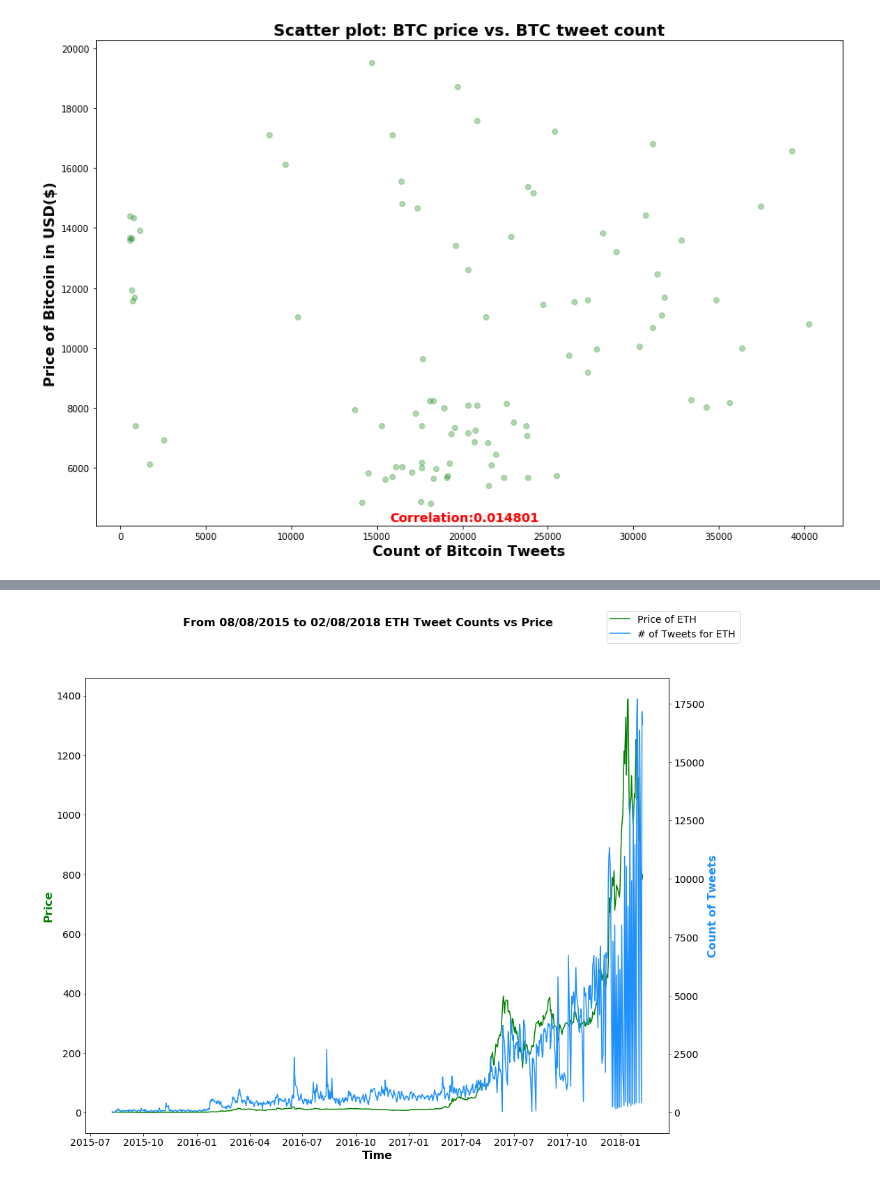
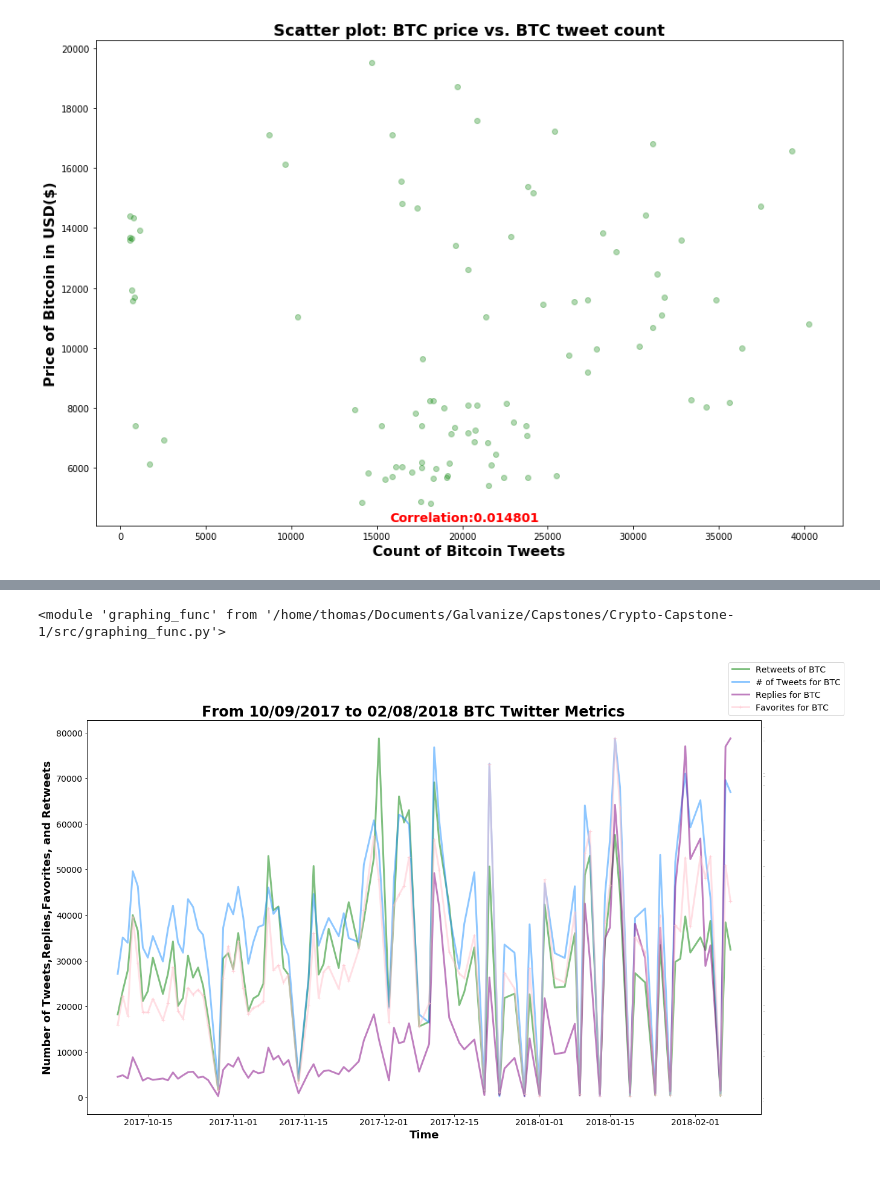
Before and after one commit to ThomasADuffy/Crypto-Capstone-1, a Jupyter notebook: notebooks/graphing_notebook.ipynb, the cells around one changed output, grey strips where cells are left out. Drawn from its saved outputs; the diff is of its cells as text; code cells hidden in the pictures.

```diff
--- a/notebooks/graphing_notebook.ipynb
+++ b/notebooks/graphing_notebook.ipynb
@@ -79,4 +78,11 @@ tweet_vs_price_graph(BTC,'BTC','BTC_price_vs_tweets_linegraph.png')
 # %%
-tweet_vs_price_graph(ETH,'ETH','ETH_price_vs_tweets_linegraph.png')
+graph.tweet_vs_price_graph(ETH,'ETH','ETH_price_vs_tweets_linegraph.png')
-# %% [output]
-[figure, removed]
+# %%
+import importlib
+importlib.reload(graph)
+# %% [output]
+<module 'graphing_func' from '/home/thomas/Documents/Galvanize/Capstones/Crypto-Capstone-1/src/graphing_func.py'>
+# %%
+graph.tweet_metrics_graph(BTC,'BTC','BTC_twitter_metrics.png',datefilter=None)
+# %% [output]
+[figure, added]
```
Also changed, not shown: parts of 16 cells of this notebook, 6 other files.
